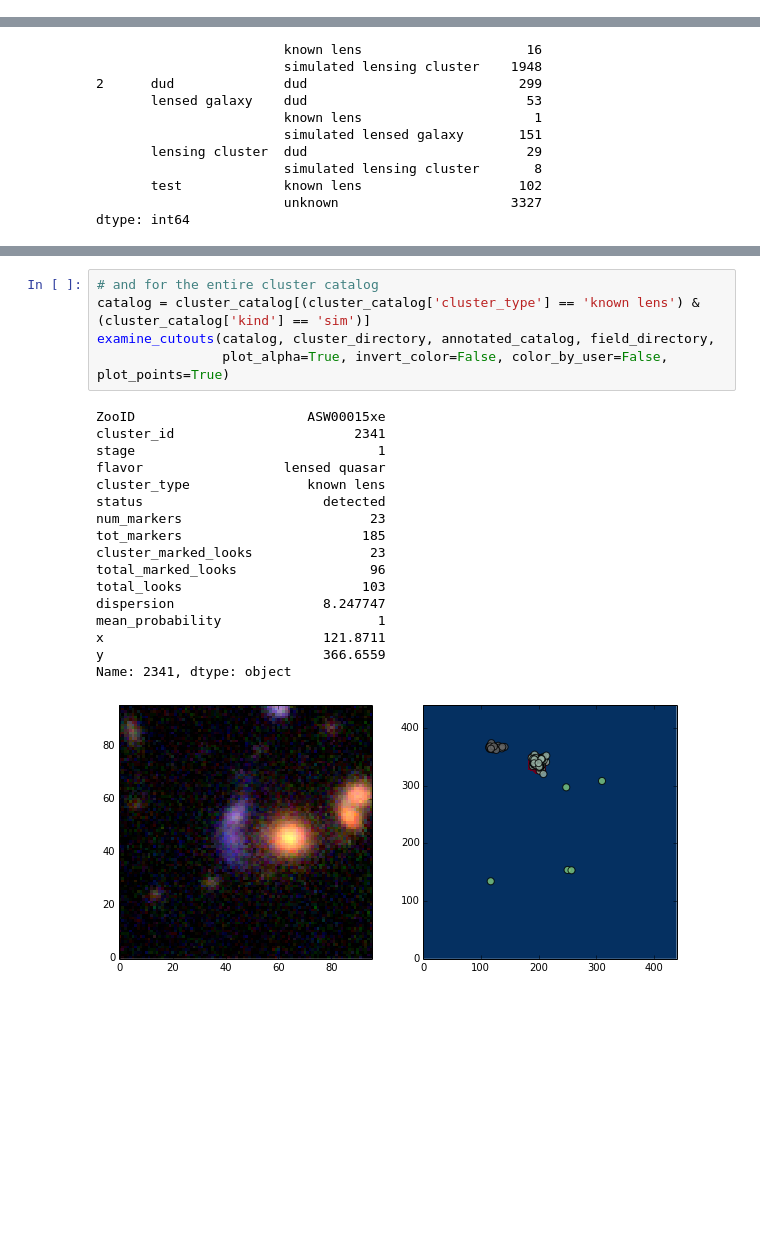
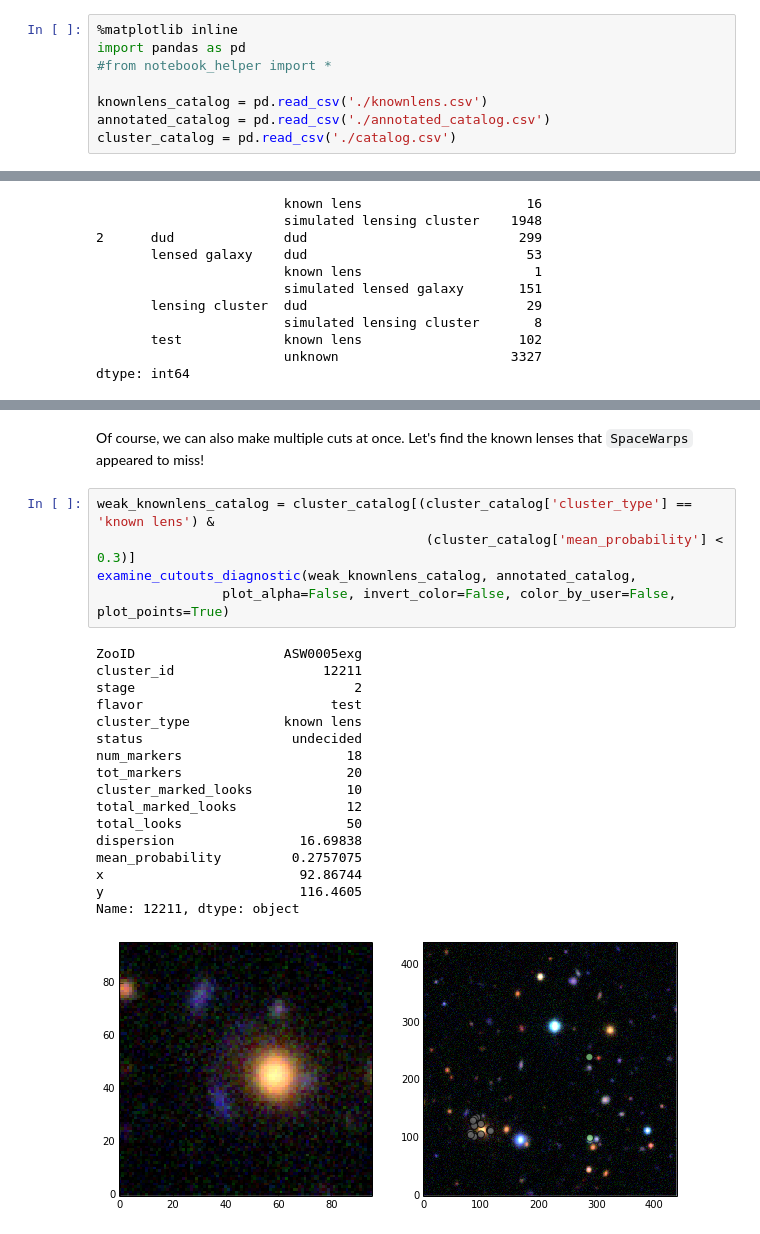
Before and after one commit to linan7788626/strongcnn, a Jupyter notebook: code/examine catalogs.ipynb, the cells around one changed output, grey strips where cells are left out. Cells and saved outputs as stored; diff of their text form; blank space fills up the shorter version.

Commit message:
save that examine catalog!

```diff
--- a/code/examine catalogs.ipynb
+++ b/code/examine catalogs.ipynb
@@ -65,0 +48,8 @@ catalog = cluster_catalog[cluster_catalog['ZooID'] == 'ASW0005xjn']
+# %%
+%matplotlib inline
+import pandas as pd
+#from notebook_helper import *
+
+knownlens_catalog = pd.read_csv('./knownlens.csv')
+annotated_catalog = pd.read_csv('./annotated_catalog.csv')
+cluster_catalog = pd.read_csv('./catalog.csv')
@@ -253,23 +152,25 @@ running list of failed clusters (by cluster_id):
+# %% [markdown]
+Of course, we can also make multiple cuts at once. Let's find the known lenses that `SpaceWarps` appeared to miss!
 # %%
-# and for the entire cluster catalog
-catalog = cluster_catalog[(cluster_catalog['cluster_type'] == 'known lens') & (cluster_catalog['kind'] == 'sim')]
-examine_cutouts(catalog, cluster_directory, annotated_catalog, field_directory,
-                plot_alpha=True, invert_color=False, color_by_user=False, plot_points=True)
+weak_knownlens_catalog = cluster_catalog[(cluster_catalog['cluster_type'] == 'known lens') &
+                                          (cluster_catalog['mean_probability'] < 0.3)]
+examine_cutouts_diagnostic(weak_knownlens_catalog, annotated_catalog,
+                plot_alpha=False, invert_color=False, color_by_user=False, plot_points=True)
 # %% [output]
-ZooID                      ASW00015xe
-cluster_id                       2341
-stage                               1
-flavor                  lensed quasar
-cluster_type               known lens
-status                       detected
-num_markers                        23
-tot_markers                       185
-cluster_marked_looks               23
-total_marked_looks                 96
-total_looks                       103
-dispersion                   8.247747
-mean_probability                    1
-x                            121.8711
-y                            366.6559
-Name: 2341, dtype: object
+ZooID                   ASW0005exg
+cluster_id                   12211
+stage                            2
+flavor                        test
+cluster_type            known lens
+status                   undecided
+num_markers                     18
+tot_markers                     20
+cluster_marked_looks            10
+total_marked_looks              12
+total_looks                     50
+dispersion                16.69838
+mean_probability         0.2757075
+x                         92.86744
+y                         116.4605
+Name: 12211, dtype: object
-[figure, old version]
+[figure, new version]
```
Also changed, not shown: parts of 33 cells of this notebook.
